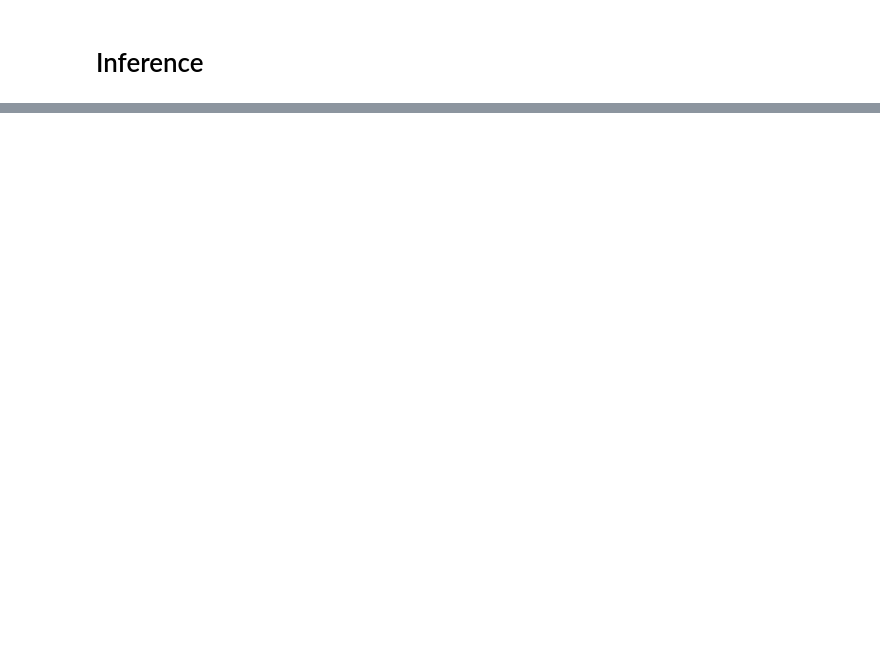
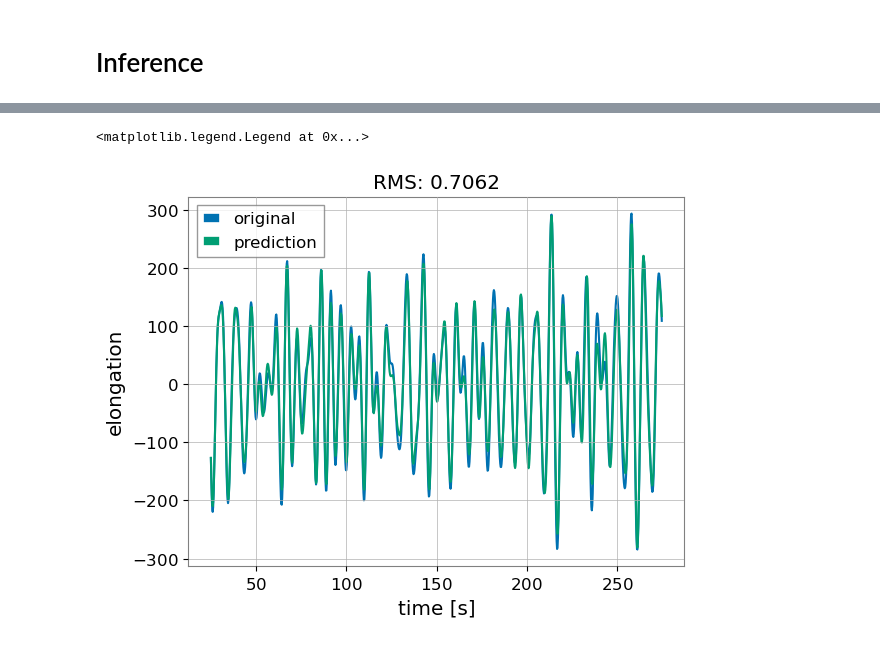
Before and after one commit to chreissel/ML4Seismic, a Jupyter notebook: StateSpaceModel.ipynb, the cells around one changed output, grey strips where cells are left out. Cells and saved outputs as stored; diff of their text form; code cells hidden in the pictures; blank space fills up the shorter version.

```diff
--- a/StateSpaceModel.ipynb
+++ b/StateSpaceModel.ipynb
@@ -366,0 +386,4 @@ NameError: name 'dc' is not defined
+# %%
+strain_pred = TimeSeries(pred, dt=1/4.)
+#strain_pred_bp = strain_pred.bandpass(0.1, 0.3)
+strain_pred_bp = strain_pred
@@ -366,0 +392,10 @@ NameError: name 'dc' is not defined
+# %%
+plt.plot(np.arange(100/4.,1100/4.,1/4.), true[:1000], label='original', color='#0072B2')
+plt.plot(np.arange(100/4.,1100/4.,1/4.), strain_pred_bp.value[:1000], label='prediction', color='#009E73')
+plt.title('RMS: %.4f' %(np.sqrt(np.mean((strain_pred_bp.value-true))**2)))
+plt.xlabel('time [s]')
+plt.ylabel('elongation')
+plt.legend()
+# %% [output]
+<matplotlib.legend.Legend at 0x...>
+[figure, added]
```
Also changed, not shown: parts of 29 cells of this notebook.
